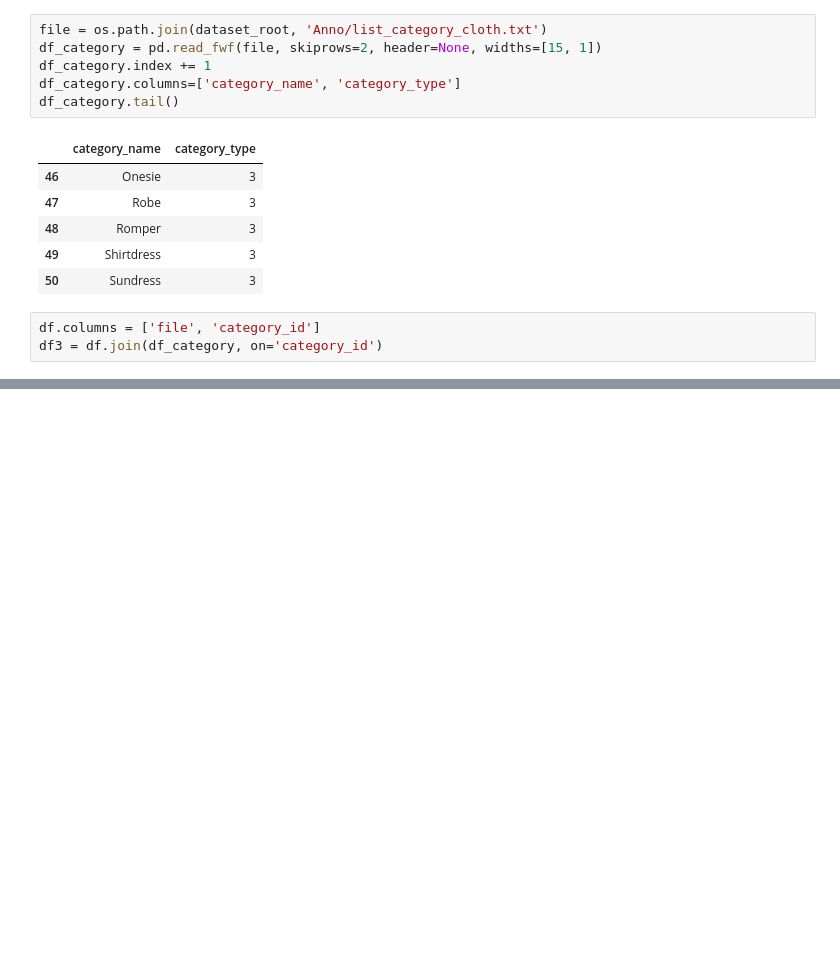
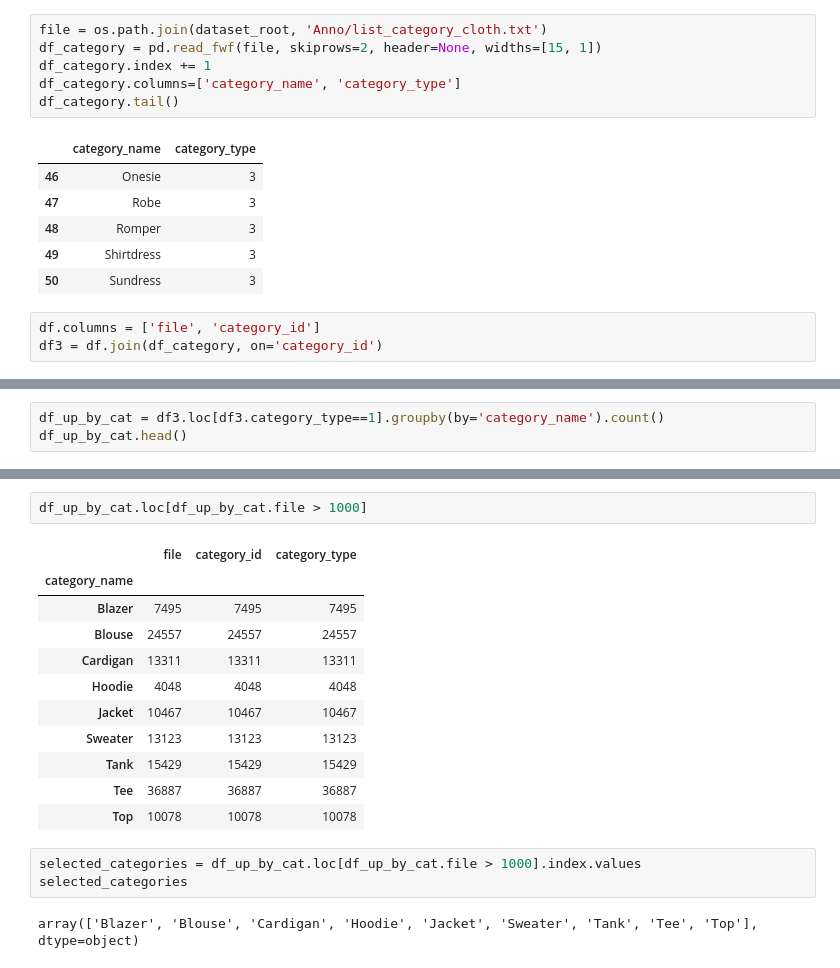
Before and after one commit to Arden-Zhu/fashion_net2, a Jupyter notebook: TryDeepFashion.ipynb, the cells around one changed output, grey strips where cells are left out. Drawn from its saved outputs; the diff is of its cells as text; blank space fills up the shorter version.

```diff
--- a/TryDeepFashion.ipynb
+++ b/TryDeepFashion.ipynb
@@ -267,0 +262,3 @@ df3.loc[df3.category_type != 2]
+# %%
+df_up_by_cat = df3.loc[df3.category_type==1].groupby(by='category_name').count()
+df_up_by_cat.head()
@@ -267,0 +273,19 @@ df3.loc[df3.category_type != 2]
+# %%
+df_up_by_cat.loc[df_up_by_cat.file > 1000]
+# %% [output]
+|  | file | category_id | category_type |
+| category_name |  |  |  |
+| Blazer | 7495 | 7495 | 7495 |
+| Blouse | 24557 | 24557 | 24557 |
+| Cardigan | 13311 | 13311 | 13311 |
+| Hoodie | 4048 | 4048 | 4048 |
+| Jacket | 10467 | 10467 | 10467 |
+| Sweater | 13123 | 13123 | 13123 |
+| Tank | 15429 | 15429 | 15429 |
+| Tee | 36887 | 36887 | 36887 |
+| Top | 10078 | 10078 | 10078 |
+# %%
+selected_categories = df_up_by_cat.loc[df_up_by_cat.file > 1000].index.values
+selected_categories
+# %% [output]
+array(['Blazer', 'Blouse', 'Cardigan', 'Hoodie', 'Jacket', 'Sweater', 'Tank', 'Tee', 'Top'], dtype=object)
```
Also changed, not shown: parts of 18 cells of this notebook.
